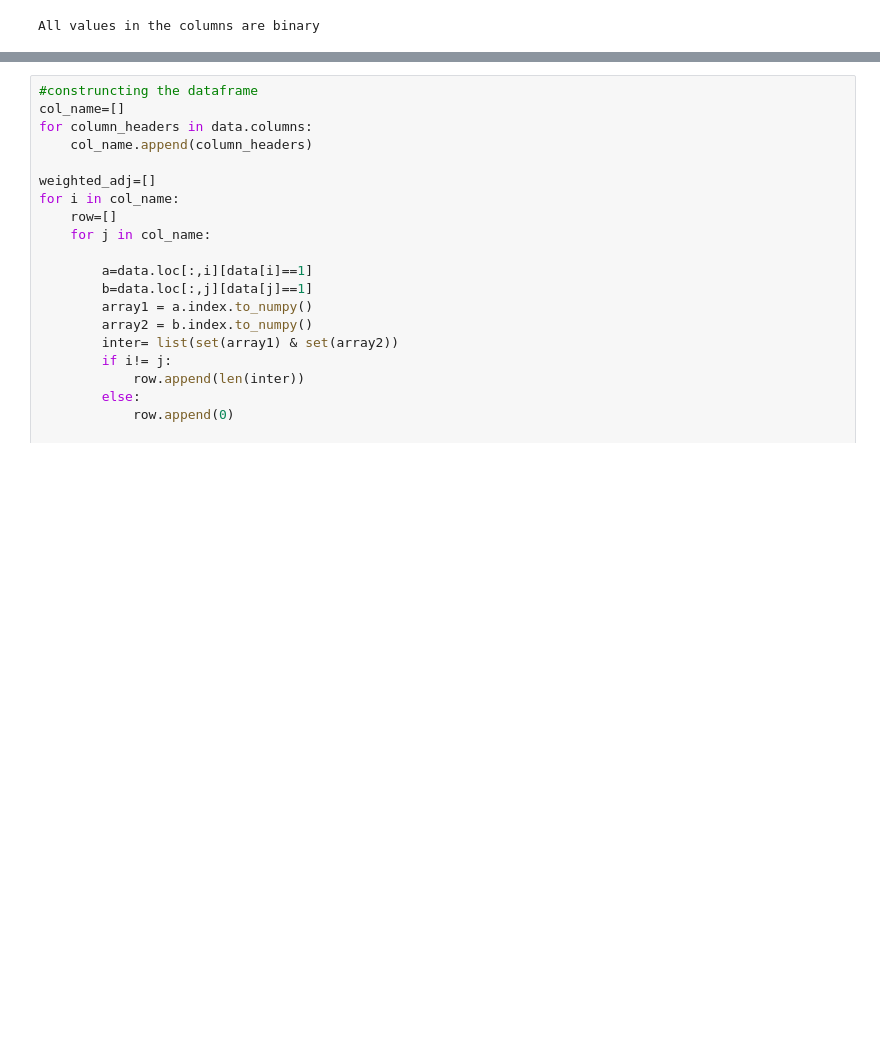
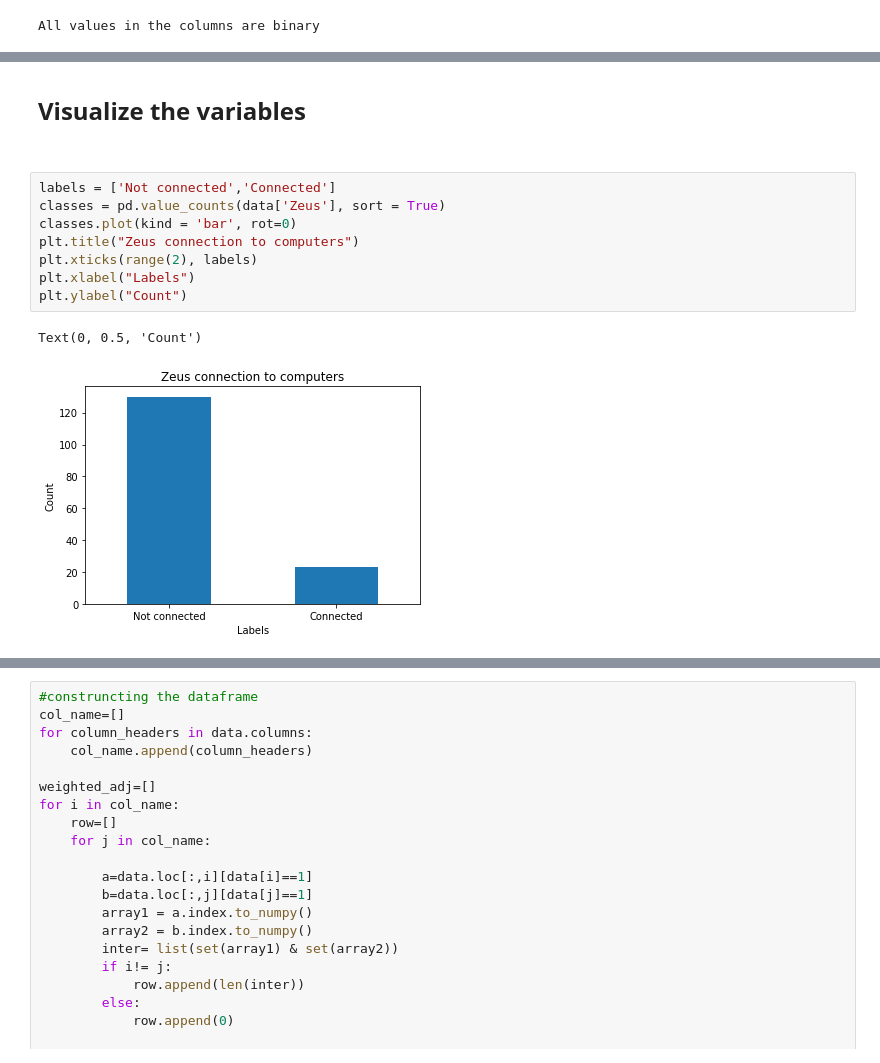
Before and after one commit to erifejams/Autonomous-Systems, a Jupyter notebook: final_code.ipynb, the cells around one changed output, grey strips where cells are left out. Cells and saved outputs as stored; diff of their text form; blank space fills up the shorter version.

```diff
--- a/final_code.ipynb
+++ b/final_code.ipynb
@@ -82,0 +257,17 @@ All values in the columns are binary
+# %% [markdown]
+<br>
+
+<font size="5"> **Visualize the variables**</font>
+
+<br>
+# %%
+labels = ['Not connected','Connected']
+classes = pd.value_counts(data['Zeus'], sort = True)
+classes.plot(kind = 'bar', rot=0)
+plt.title("Zeus connection to computers")
+plt.xticks(range(2), labels)
+plt.xlabel("Labels")
+plt.ylabel("Count")
+# %% [output]
+Text(0, 0.5, 'Count')
+[figure, added]
```
Also changed, not shown: parts of 38 cells of this notebook, 1 other file.
